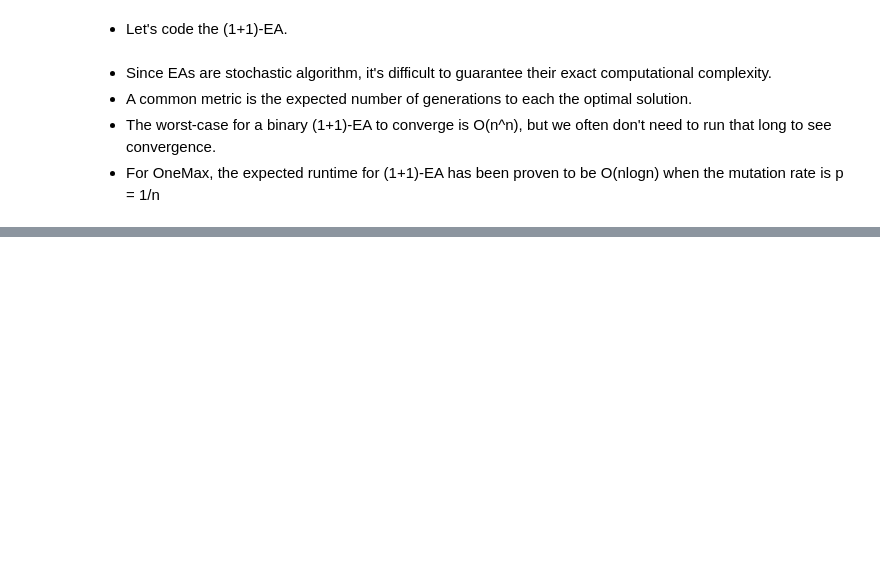
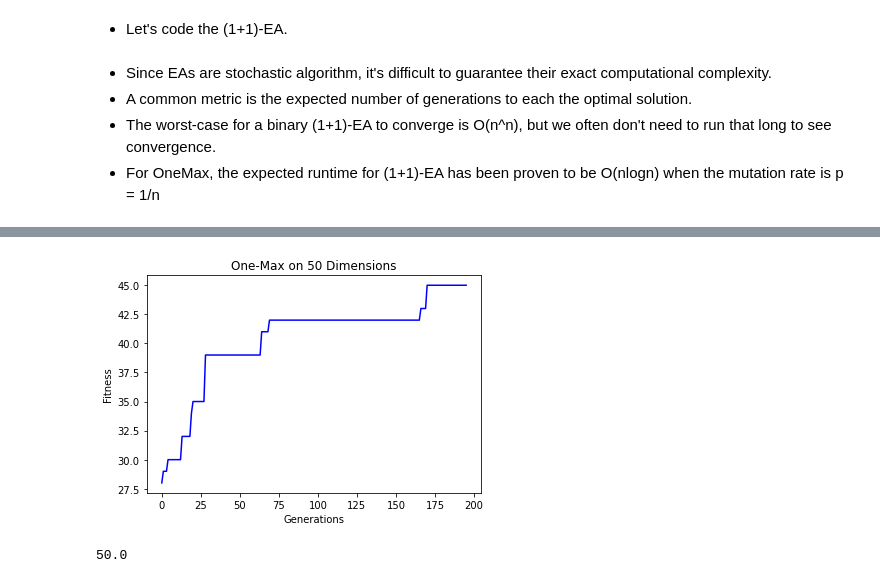
Before and after one commit to HendrickPhan/Evolution-Algorithm-Exercises, a Jupyter notebook: exer_1/BT1_220101024.ipynb, the cells around one changed output, grey strips where cells are left out. Drawn from its saved outputs; the diff is of its cells as text; code cells hidden in the pictures; blank space fills up the shorter version.

```diff
--- a/exer_1/BT1_220101024.ipynb
+++ b/exer_1/BT1_220101024.ipynb
@@ -171,0 +172,14 @@ TypeError: 'module' object is not callable
+# %%
+import matplotlib.pyplot as plt
+plt.plot(fits, 'b')
+plt.xlabel("Generations")
+plt.ylabel("Fitness")
+plt.title(f"One-Max on {n} Dimensions");
+# %% [output]
+[figure, added]
+# %%
+n = 50
+fits = one_plus_one(n, int(np.round(n * np.log(n)))*10, onemax)
+print(fits[-1])
+# %% [output]
+50.0
```
Also changed, not shown: parts of 49 cells of this notebook, 1 other file.
